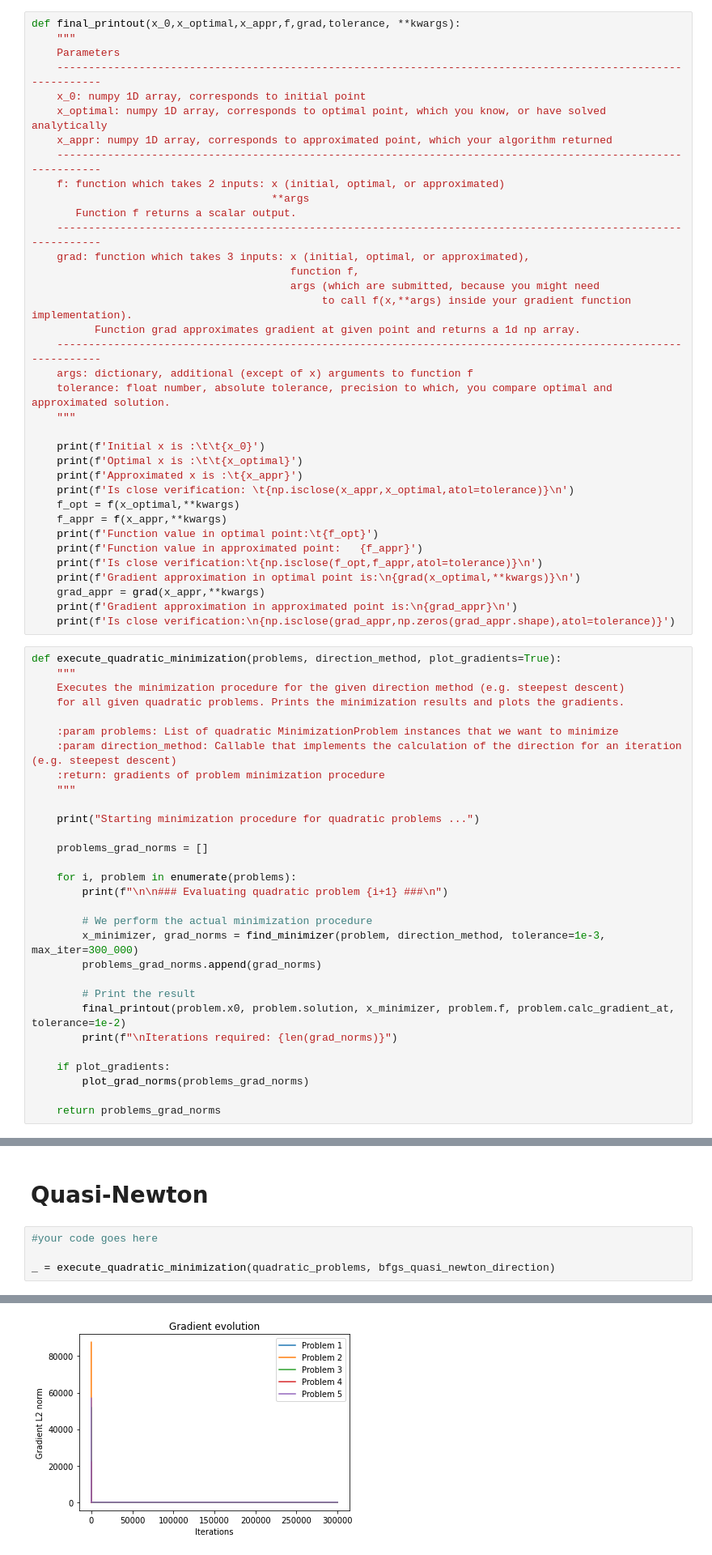
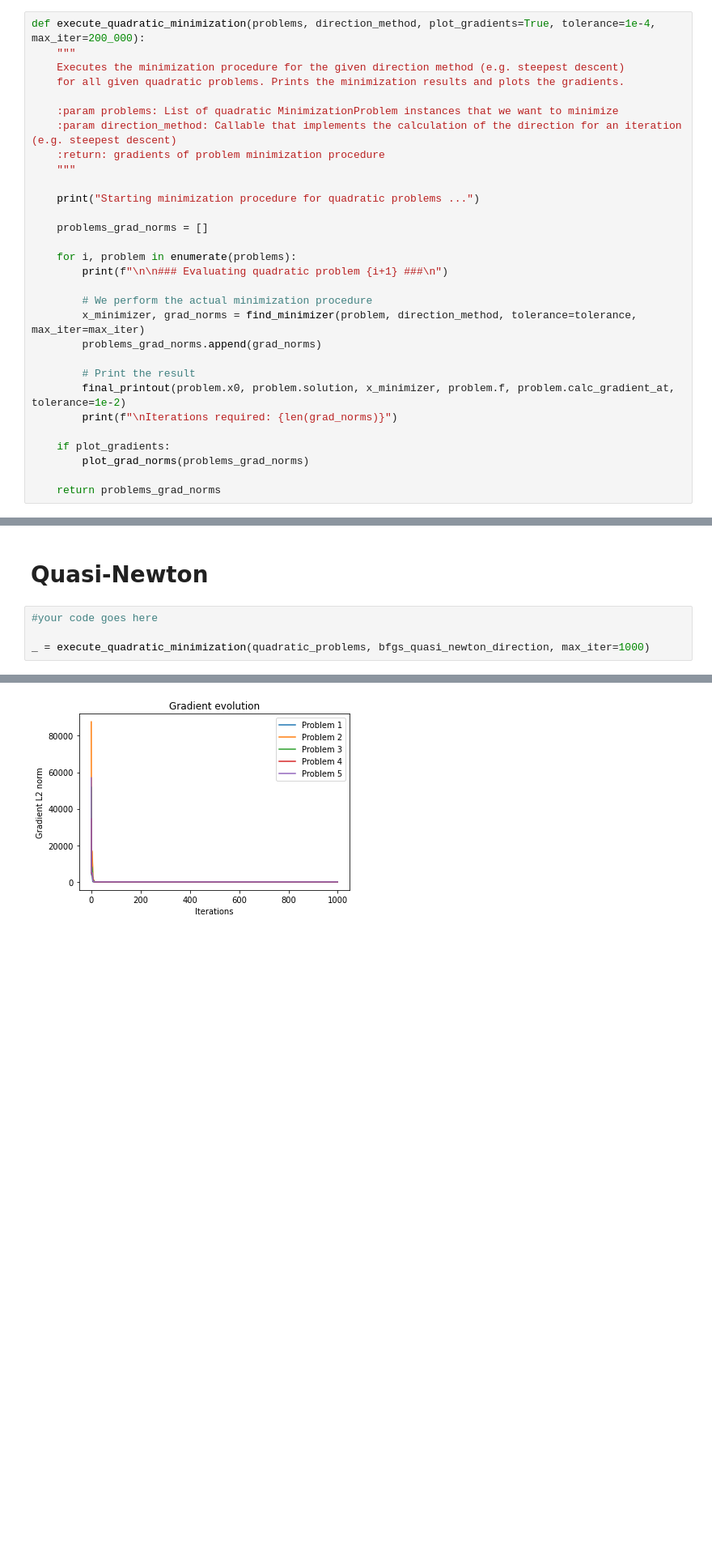
Before and after one commit to rendstrasser/num-opt-group-project, a Jupyter notebook: submission.ipynb, the cells around one changed output, grey strips where cells are left out. Shown at 81% size. Drawn from its saved outputs; the diff is of its cells as text; blank space fills up the shorter version.

```diff
--- a/submission.ipynb
+++ b/submission.ipynb
@@ -274,44 +268,8 @@ quadratic_problems = [create_quadratic_problem(n, settings=settings) for n in n_
 <br>For your convinience we implemented a function which will do it for you. Function can be used in case after running optimisation you return $x_{optimal}$, and if you have implemented your gradient approximation. Feel free to bring your adjustments.
 <br> Additionaly print how many iterations your algotithm needed. You might also provide charts of your taste (if you want).
 <p><i>Place for your additional comments and argumentation<i>
-# %%
-def final_printout(x_0,x_optimal,x_appr,f,grad,tolerance, **kwargs):
-    """
-    Parameters
-    --------------------------------------------------------------------------------------------------------------
-    x_0: numpy 1D array, corresponds to initial point
-    x_optimal: numpy 1D array, corresponds to optimal point, which you know, or have solved analytically
-    x_appr: numpy 1D array, corresponds to approximated point, which your algorithm returned
-    --------------------------------------------------------------------------------------------------------------
-    f: function which takes 2 inputs: x (initial, optimal, or approximated)
-                                      **args
-       Function f returns a scalar output.
-    --------------------------------------------------------------------------------------------------------------
-    grad: function which takes 3 inputs: x (initial, optimal, or approximated),
-                                         function f,
-                                         args (which are submitted, because you might need
-                                              to call f(x,**args) inside your gradient function implementation).
-          Function grad approximates gradient at given point and returns a 1d np array.
-    --------------------------------------------------------------------------------------------------------------
-    args: dictionary, additional (except of x) arguments to function f
-    tolerance: float number, absolute tolerance, precision to which, you compare optimal and approximated solution.
-    """
-
-    print(f'Initial x is :\t\t{x_0}')
-    print(f'Optimal x is :\t\t{x_optimal}')
-    print(f'Approximated x is :\t{x_appr}')
-    print(f'Is close verification: \t{np.isclose(x_appr,x_optimal,atol=tolerance)}\n')
-    f_opt = f(x_optimal,**kwargs)
-    f_appr = f(x_appr,**kwargs)
-    print(f'Function value in optimal point:\t{f_opt}')
-    print(f'Function value in approximated point:   {f_appr}')
-    print(f'Is close verification:\t{np.isclose(f_opt,f_appr,atol=tolerance)}\n')
-    print(f'Gradient approximation in optimal point is:\n{grad(x_optimal,**kwargs)}\n')
-    grad_appr = grad(x_appr,**kwargs)
-    print(f'Gradient approximation in approximated point is:\n{grad_appr}\n')
-    print(f'Is close verification:\n{np.isclose(grad_appr,np.zeros(grad_appr.shape),atol=tolerance)}')
 # %%
-def execute_quadratic_minimization(problems, direction_method, plot_gradients=True):
+def execute_quadratic_minimization(problems, direction_method, plot_gradients=True, tolerance=1e-4, max_iter=200_000):
     """
     Executes the minimization procedure for the given direction method (e.g. steepest descent)
     for all given quadratic problems. Prints the minimization results and plots the gradients.
@@ -329,7 +287,7 @@ def execute_quadratic_minimization(problems, direction_method, plot_gradients=Tr
         print(f"\n\n### Evaluating quadratic problem {i+1} ###\n")
 
         # We perform the actual minimization procedure
-        x_minimizer, grad_norms = find_minimizer(problem, direction_method, tolerance=1e-3, max_iter=300_000)
+        x_minimizer, grad_norms = find_minimizer(problem, direction_method, tolerance=tolerance, max_iter=max_iter)
         problems_grad_norms.append(grad_norms)
 
         # Print the result
@@ -511,7 +512,7 @@ Iterations required: 75001
 # %%
 #your code goes here
 
-_ = execute_quadratic_minimization(quadratic_problems, bfgs_quasi_newton_direction)
+_ = execute_quadratic_minimization(quadratic_problems, bfgs_quasi_newton_direction, max_iter=1000)
 # %% [output]
 Starting minimization procedure for quadratic problems ...
 
@@ -533,4 +534,4 @@ Iterations required: 300000
-[figure, old version]
+[figure, new version]
 # %% [markdown]
 # Newton
 # %%
```
Also changed, not shown: parts of 36 cells of this notebook.
